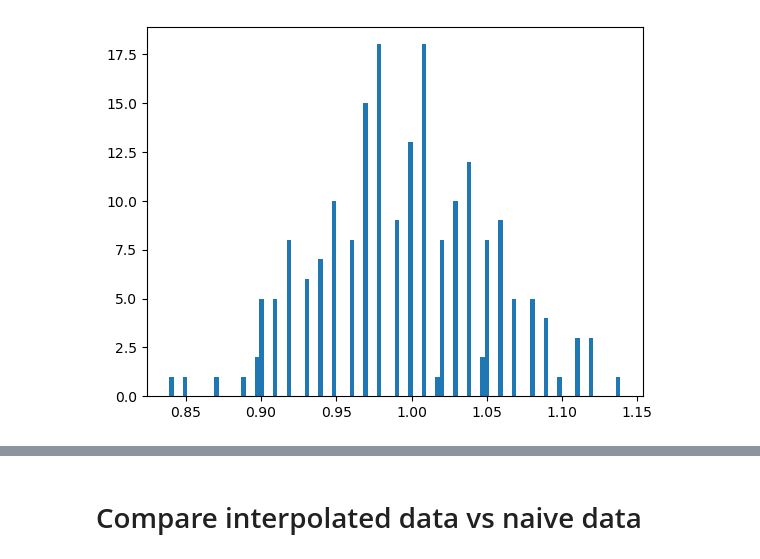
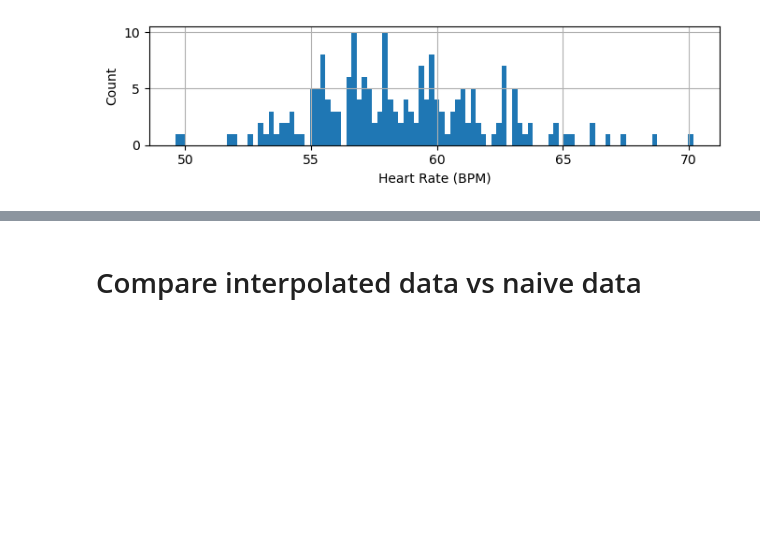
Before and after one commit to saykind/ee292s, a Jupyter notebook: project3/analysis.ipynb, the cells around one changed output, grey strips where cells are left out. Cells and saved outputs as stored; diff of their text form; code cells hidden in the pictures; blank space fills up the shorter version.

```diff
--- a/project3/analysis.ipynb
+++ b/project3/analysis.ipynb
@@ -83,6 +43,12 @@ peaks, peak_ts = find_peaks(s, t)
-# %%
-plt.hist(np.diff(peak_ts), bins=100)
-plt.show()
-# %% [output]
-[figure, removed]
+# %%
+plt.figure(figsize=(7,2))
+plt.hist(60./np.diff(peak_ts), bins=100)
+plt.xlabel('Heart Rate (BPM)')
+plt.ylabel('Count')
+plt.grid()
+plt.tight_layout()
+plt.savefig('output/data300Hz_200_hist.png')
+plt.show()
+# %% [output]
+[figure, added]
 # %%
```
Also changed, not shown: parts of 19 cells of this notebook, 2 other files.
